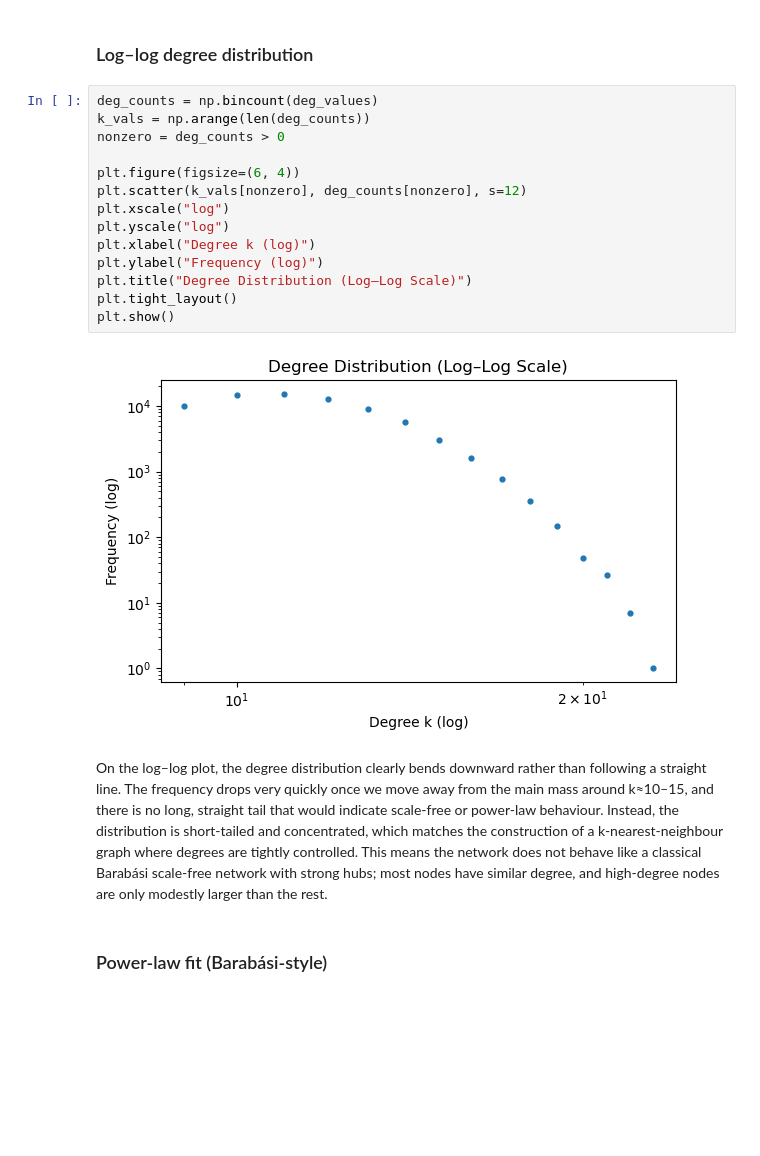
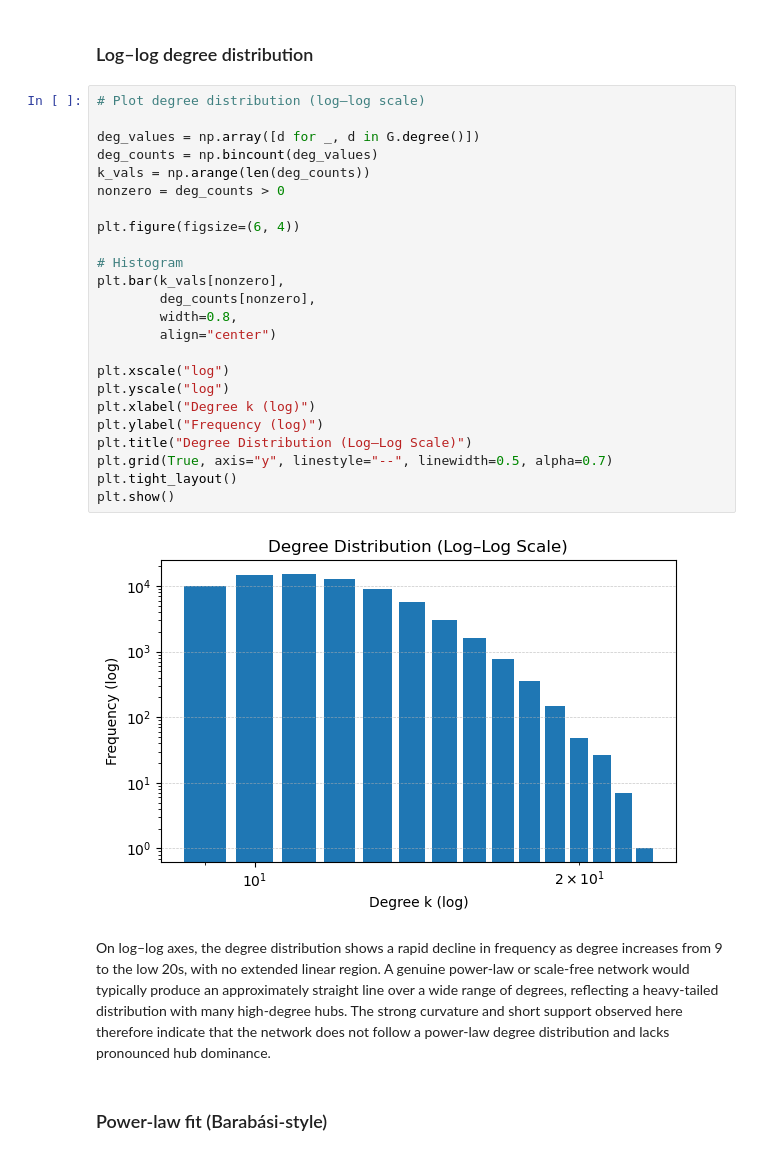
Before and after one commit to adamajane/social-graphs-and-interactions-02805-assignments, a Jupyter notebook: final_project/2_network_analysis.ipynb, the cells around one changed output. Saved outputs shown, nothing was run; the diff lists cells and outputs as text; blank space fills up the shorter version.

Commit message:
added the markdown for the network analysis part

```diff
--- a/final_project/2_network_analysis.ipynb
+++ b/final_project/2_network_analysis.ipynb
@@ -134,23 +155,33 @@ The linear degree distribution shows that almost all nodes have degrees in a ver
 # %% [markdown]
 ### Log–log degree distribution
 # %%
+# Plot degree distribution (log–log scale)
+
+deg_values = np.array([d for _, d in G.degree()])
 deg_counts = np.bincount(deg_values)
 k_vals = np.arange(len(deg_counts))
 nonzero = deg_counts > 0
 
 plt.figure(figsize=(6, 4))
-plt.scatter(k_vals[nonzero], deg_counts[nonzero], s=12)
+
+# Histogram
+plt.bar(k_vals[nonzero],
+        deg_counts[nonzero],
+        width=0.8,
+        align="center")
+
 plt.xscale("log")
 plt.yscale("log")
 plt.xlabel("Degree k (log)")
 plt.ylabel("Frequency (log)")
 plt.title("Degree Distribution (Log–Log Scale)")
+plt.grid(True, axis="y", linestyle="--", linewidth=0.5, alpha=0.7)
 plt.tight_layout()
 plt.show()
 # %% [output]
-[figure, old version]
+[figure, new version]
 # %% [markdown]
-On the log–log plot, the degree distribution clearly bends downward rather than following a straight line. The frequency drops very quickly once we move away from the main mass around k≈10–15, and there is no long, straight tail that would indicate scale-free or power-law behaviour. Instead, the distribution is short-tailed and concentrated, which matches the construction of a k-nearest-neighbour graph where degrees are tightly controlled. This means the network does not behave like a classical Barabási scale-free network with strong hubs; most nodes have similar degree, and high-degree nodes are only modestly larger than the rest.
+On log–log axes, the degree distribution shows a rapid decline in frequency as degree increases from 9 to the low 20s, with no extended linear region. A genuine power-law or scale-free network would typically produce an approximately straight line over a wide range of degrees, reflecting a heavy-tailed distribution with many high-degree hubs. The strong curvature and short support observed here therefore indicate that the network does not follow a power-law degree distribution and lacks pronounced hub dominance.
 # %% [markdown]
 ### Power-law fit (Barabási-style)
 # %%
```
Also changed, not shown: parts of 96 cells of this notebook.
